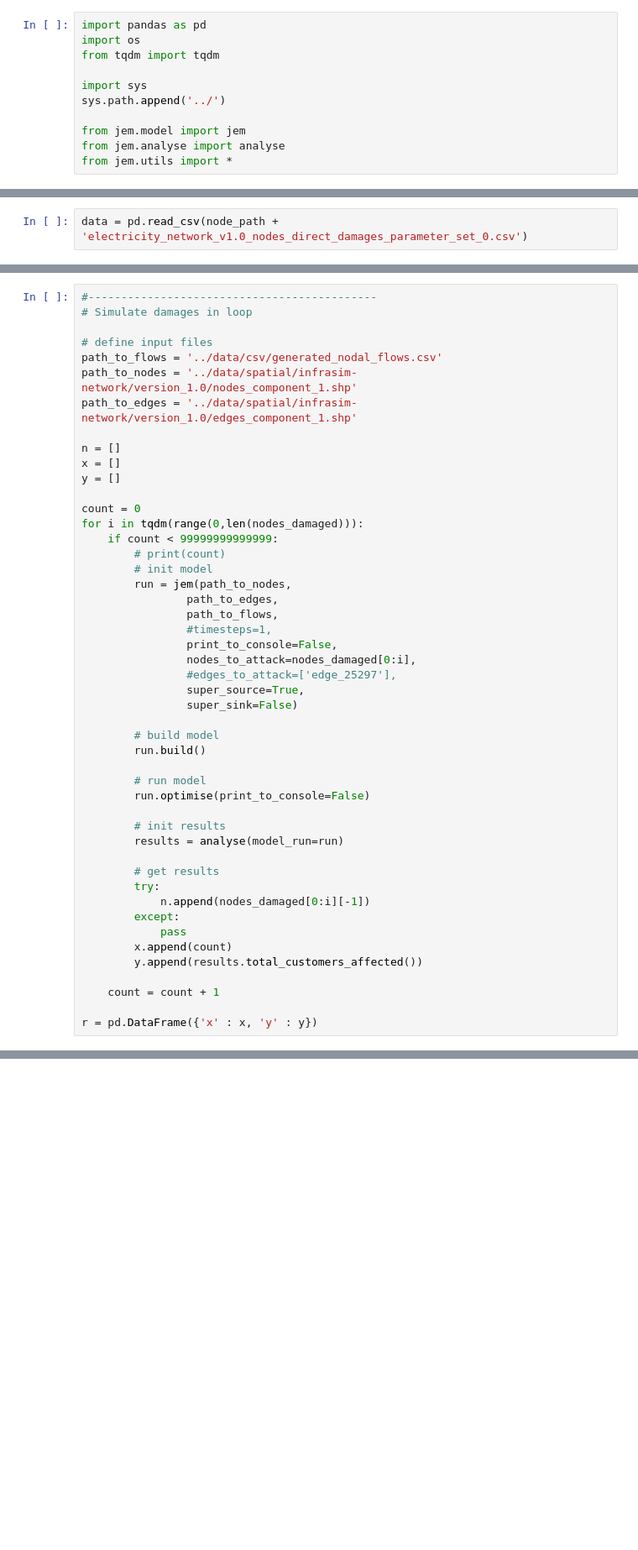
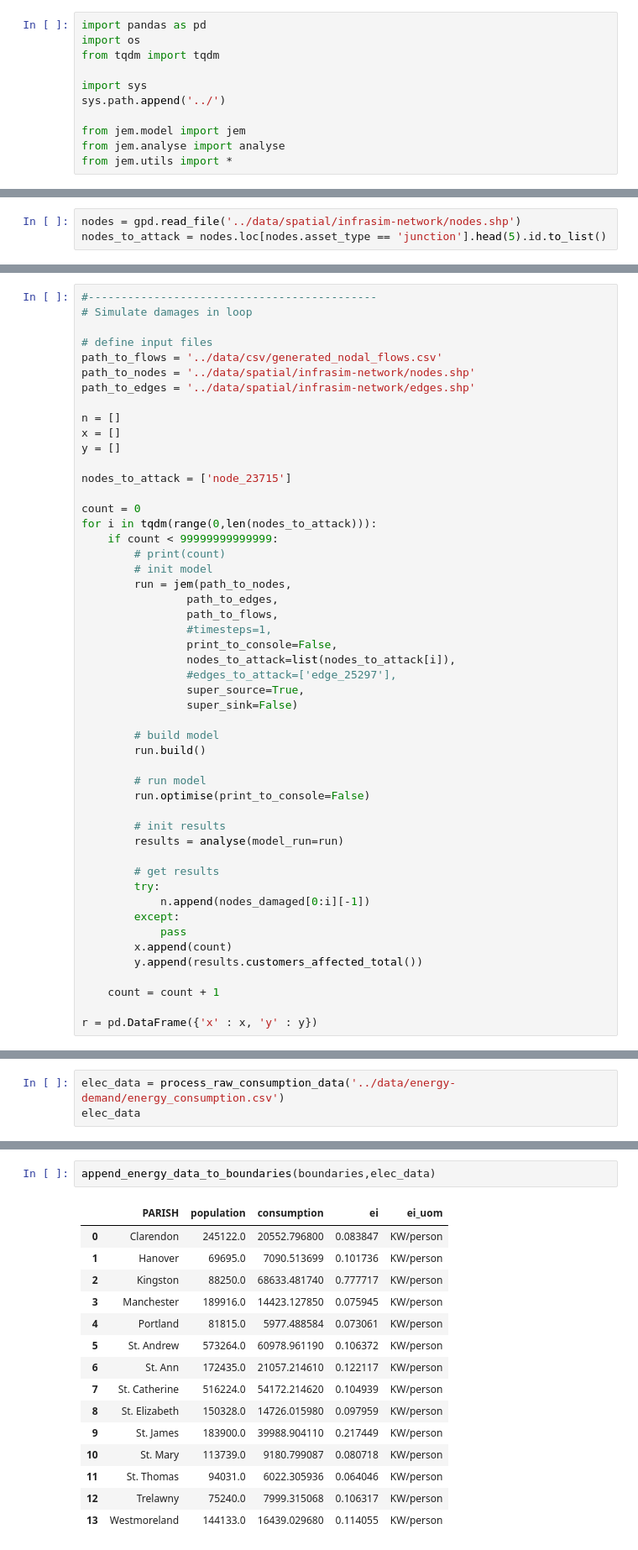
Before and after one commit to nismod/JEM, a Jupyter notebook: notebook/jem-demo.ipynb, the cells around one changed output, grey strips where cells are left out. Shown at 84% size. Saved outputs shown, nothing was run; the diff lists cells and outputs as text; blank space fills up the shorter version.

```diff
--- a/notebook/jem-demo.ipynb
+++ b/notebook/jem-demo.ipynb
@@ -31,2 +27,3 @@ array(['cyclone', 'fluvial', 'surface'], dtype=object)
 # %%
-data = pd.read_csv(node_path + 'electricity_network_v1.0_nodes_direct_damages_parameter_set_0.csv')
+nodes = gpd.read_file('../data/spatial/infrasim-network/nodes.shp')
+nodes_to_attack = nodes.loc[nodes.asset_type == 'junction'].head(5).id.to_list()
@@ -54,15 +33,17 @@ array(['baseline', '8.5', 8.5, 4.5, '4.5'], dtype=object)
 
 # define input files
 path_to_flows = '../data/csv/generated_nodal_flows.csv'
-path_to_nodes = '../data/spatial/infrasim-network/version_1.0/nodes_component_1.shp'
-path_to_edges = '../data/spatial/infrasim-network/version_1.0/edges_component_1.shp'
+path_to_nodes = '../data/spatial/infrasim-network/nodes.shp'
+path_to_edges = '../data/spatial/infrasim-network/edges.shp'
 
 n = []
 x = []
 y = []
 
+nodes_to_attack = ['node_23715']
+
 count = 0
-for i in tqdm(range(0,len(nodes_damaged))):
+for i in tqdm(range(0,len(nodes_to_attack))):
     if count < 99999999999999:
         # print(count)
         # init model
@@ -71,7 +52,7 @@ for i in tqdm(range(0,len(nodes_damaged))):
                 path_to_flows,
                 #timesteps=1,
                 print_to_console=False,
-                nodes_to_attack=nodes_damaged[0:i],
+                nodes_to_attack=list(nodes_to_attack[i]),
                 #edges_to_attack=['edge_25297'],
                 super_source=True,
                 super_sink=False)
@@ -91,7 +72,7 @@ for i in tqdm(range(0,len(nodes_damaged))):
         except:
             pass
         x.append(count)
-        y.append(results.total_customers_affected())
+        y.append(results.customers_affected_total())
 
     count = count + 1
 
@@ -100,0 +145,3 @@ DriverError: ../data/spatial/infrasim-network/version_1.0/nodes_component_1.shp:
+# %%
+elec_data = process_raw_consumption_data('../data/energy-demand/energy_consumption.csv')
+elec_data
@@ -100,0 +211,18 @@ DriverError: ../data/spatial/infrasim-network/version_1.0/nodes_component_1.shp:
+# %%
+append_energy_data_to_boundaries(boundaries,elec_data)
+# %% [output]
+|  | PARISH | population | consumption | ei | ei_uom |
+| 0 | Clarendon | 245122.0 | 20552.796800 | 0.083847 | KW/person |
+| 1 | Hanover | 69695.0 | 7090.513699 | 0.101736 | KW/person |
+| 2 | Kingston | 88250.0 | 68633.481740 | 0.777717 | KW/person |
+| 3 | Manchester | 189916.0 | 14423.127850 | 0.075945 | KW/person |
+| 4 | Portland | 81815.0 | 5977.488584 | 0.073061 | KW/person |
+| 5 | St. Andrew | 573264.0 | 60978.961190 | 0.106372 | KW/person |
+| 6 | St. Ann | 172435.0 | 21057.214610 | 0.122117 | KW/person |
+| 7 | St. Catherine | 516224.0 | 54172.214620 | 0.104939 | KW/person |
+| 8 | St. Elizabeth | 150328.0 | 14726.015980 | 0.097959 | KW/person |
+| 9 | St. James | 183900.0 | 39988.904110 | 0.217449 | KW/person |
+| 10 | St. Mary | 113739.0 | 9180.799087 | 0.080718 | KW/person |
+| 11 | St. Thomas | 94031.0 | 6022.305936 | 0.064046 | KW/person |
+| 12 | Trelawny | 75240.0 | 7999.315068 | 0.106317 | KW/person |
+| 13 | Westmoreland | 144133.0 | 16439.029680 | 0.114055 | KW/person |
```
Also changed, not shown: parts of 13 cells of this notebook, 10 other files.
